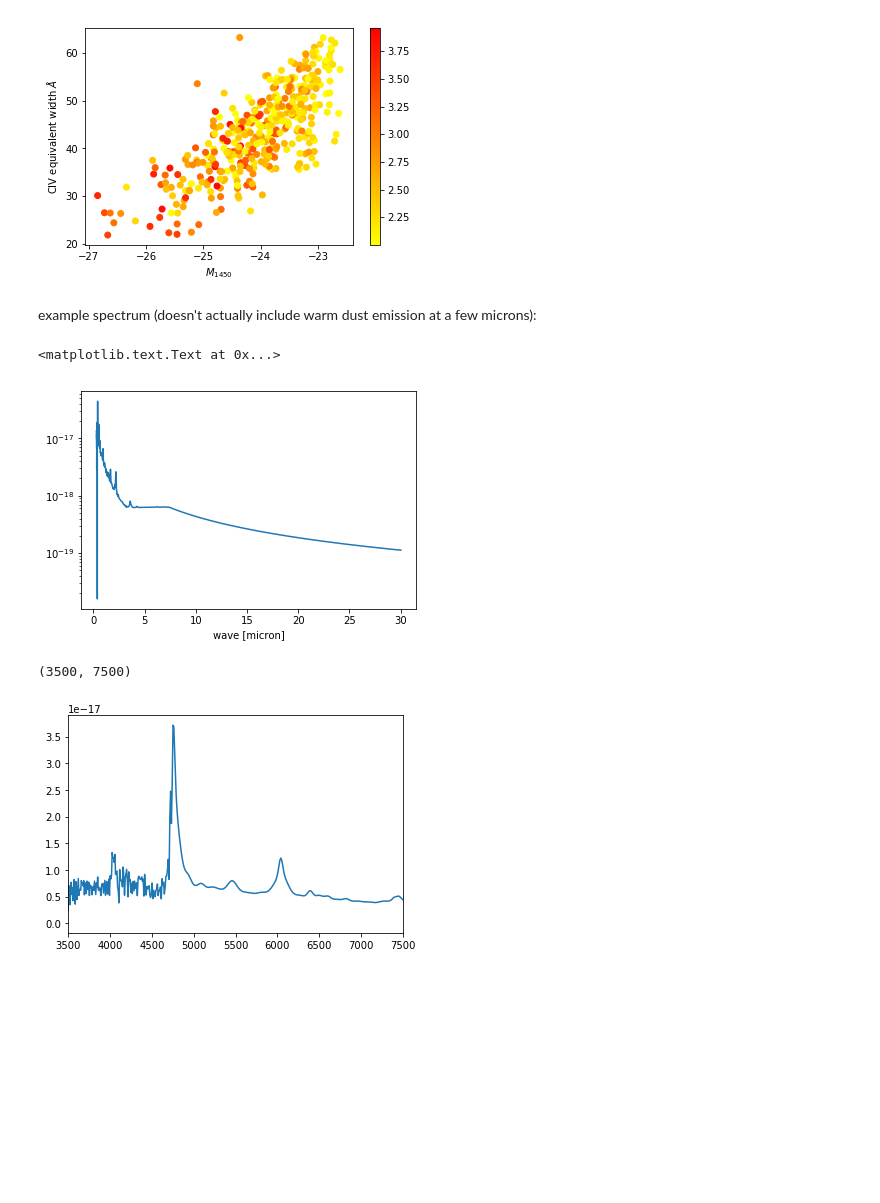
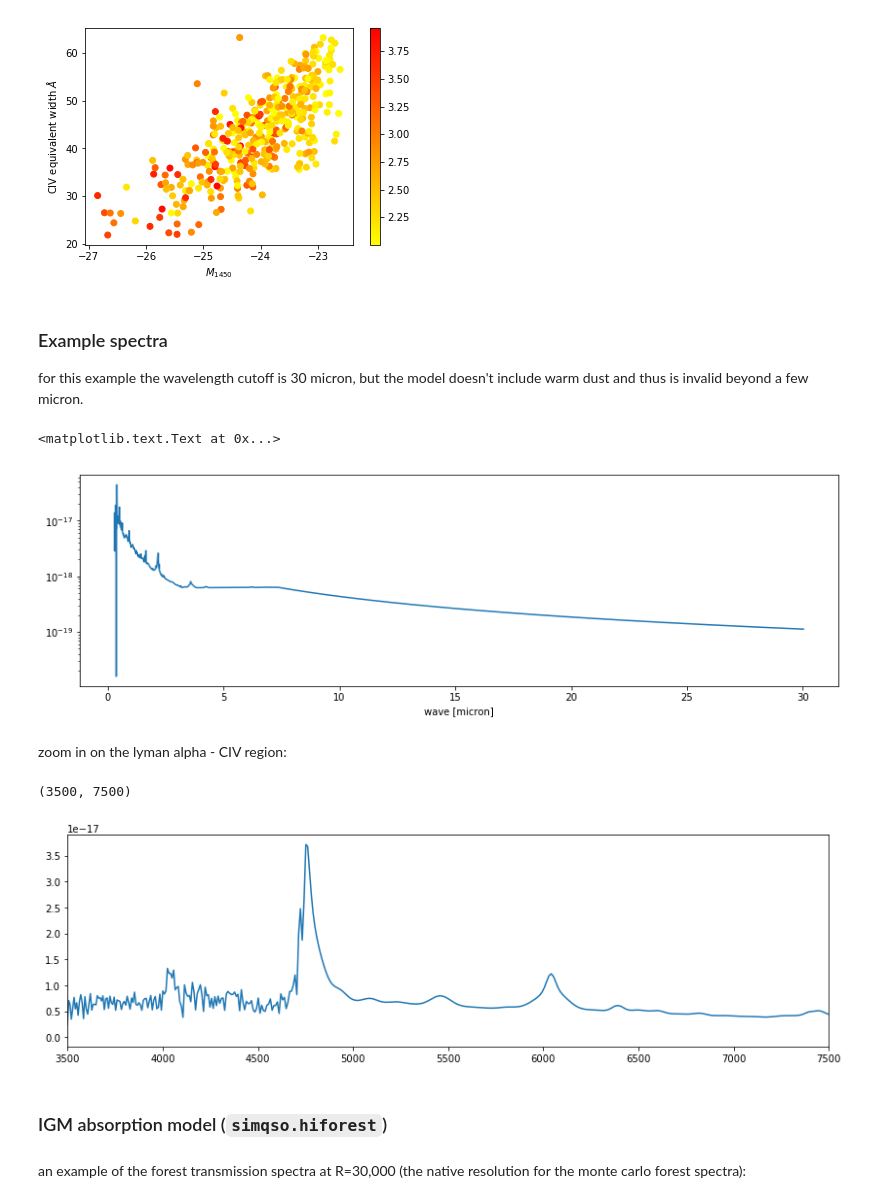
Before and after one commit to imcgreer/simqso, a Jupyter notebook: examples/bossqsos_example.ipynb, the cells around one changed output. Drawn from its saved outputs; the diff is of its cells as text; code cells hidden in the pictures; blank space fills up the shorter version.

Commit message:
add forest spectrum example to nb

```diff
--- a/examples/bossqsos_example.ipynb
+++ b/examples/bossqsos_example.ipynb
@@ -147,18 +138,28 @@ ylabel("CIV equivalent width $\AA$")
 # %% [output]
 <matplotlib.text.Text at 0x...>
 [figure]
-# %% [markdown]
-example spectrum (doesn't actually include warm dust emission at a few microns):
+# %% [markdown]
+### Example spectra
+
+for this example the wavelength cutoff is 30 micron, but the model doesn't include warm dust and thus is invalid beyond a few micron.
 # %%
+figure(figsize=(14,4))
 plot(wave/1e4,qsos['spec'][0])
 yscale('log')
 xlabel('wave [micron]')
 # %% [output]
 <matplotlib.text.Text at 0x...>
-[figure, old version]
+[figure, new version]
+# %% [markdown]
+zoom in on the lyman alpha - CIV region:
 # %%
+figure(figsize=(14,4))
 plot(wave,qsos['spec'][20])
 xlim(3500,7500)
 # %% [output]
 (3500, 7500)
-[figure, old version]
+[figure, new version]
+# %% [markdown]
+### IGM absorption model (`simqso.hiforest`)
+# %% [markdown]
+an example of the forest transmission spectra at R=30,000 (the native resolution for the monte carlo forest spectra):
```
Also changed, not shown: parts of 9 cells of this notebook.
